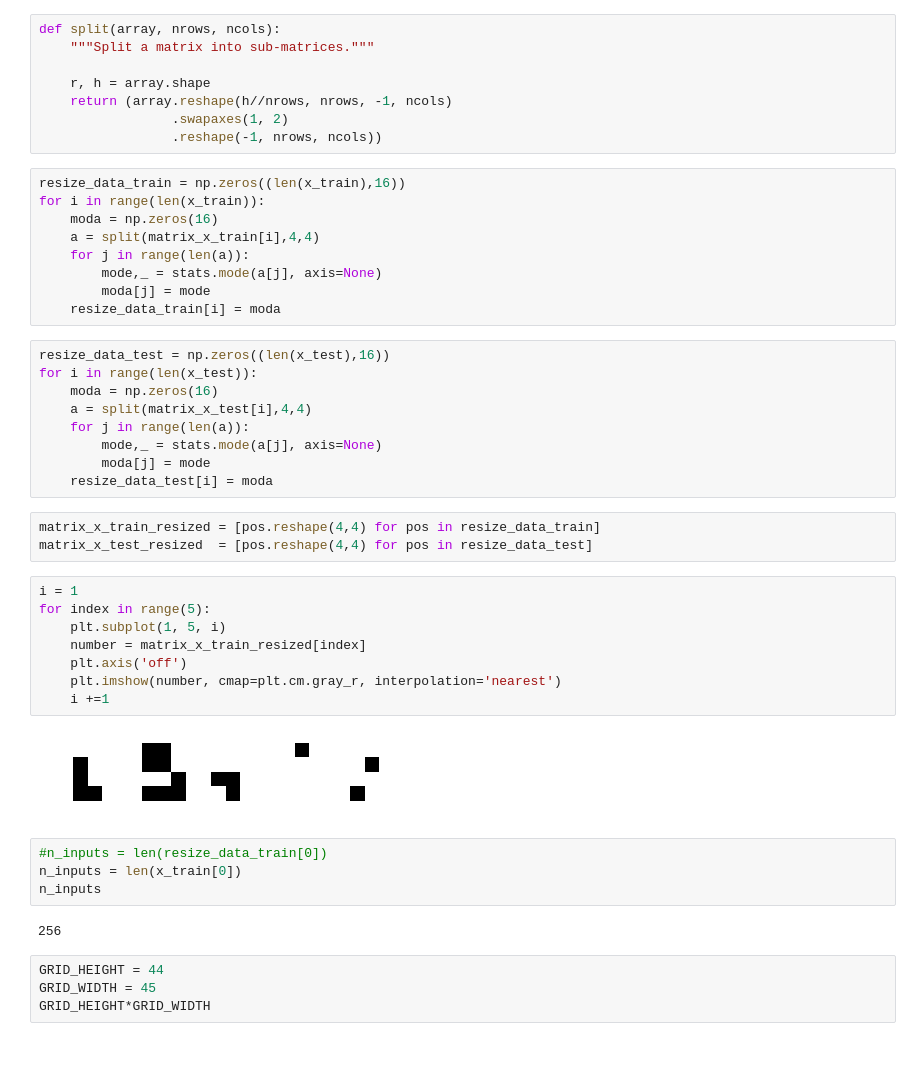
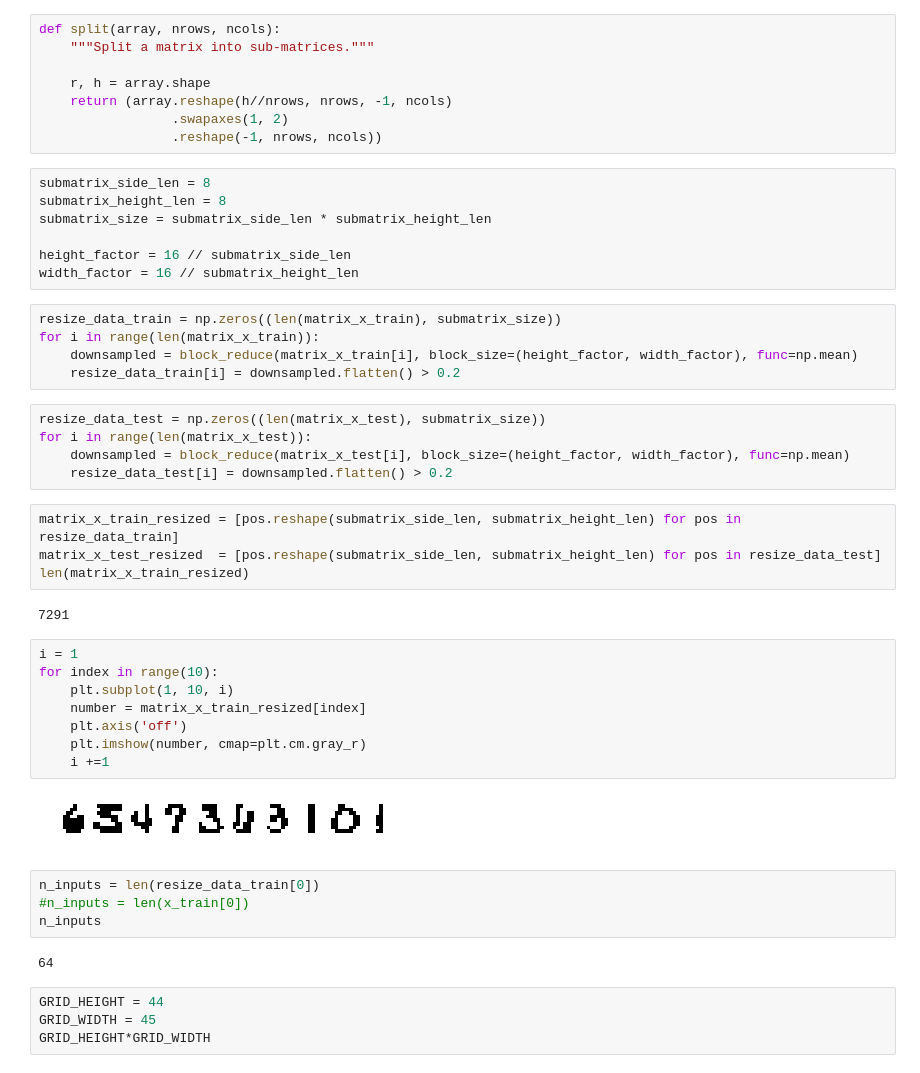
Before and after one commit to JoaoRacedo/AI_Classifiers, a Jupyter notebook: Zip_code.ipynb, the cells around one changed output. Saved outputs shown, nothing was run; the diff lists cells and outputs as text.

```diff
--- a/Zip_code.ipynb
+++ b/Zip_code.ipynb
@@ -119,43 +123,45 @@ def split(array, nrows, ncols):
     return (array.reshape(h//nrows, nrows, -1, ncols)
                  .swapaxes(1, 2)
                  .reshape(-1, nrows, ncols))
-# %%
-resize_data_train = np.zeros((len(x_train),16))
-for i in range(len(x_train)):
-    moda = np.zeros(16)
-    a = split(matrix_x_train[i],4,4)
-    for j in range(len(a)):
-        mode,_ = stats.mode(a[j], axis=None)
-        moda[j] = mode
-    resize_data_train[i] = moda
-# %%
-resize_data_test = np.zeros((len(x_test),16))
-for i in range(len(x_test)):
-    moda = np.zeros(16)
-    a = split(matrix_x_test[i],4,4)
-    for j in range(len(a)):
-        mode,_ = stats.mode(a[j], axis=None)
-        moda[j] = mode
-    resize_data_test[i] = moda
+# %%
+submatrix_side_len = 8
+submatrix_height_len = 8
+submatrix_size = submatrix_side_len * submatrix_height_len
+
+height_factor = 16 // submatrix_side_len
+width_factor = 16 // submatrix_height_len
+# %%
+resize_data_train = np.zeros((len(matrix_x_train), submatrix_size))
+for i in range(len(matrix_x_train)):
+    downsampled = block_reduce(matrix_x_train[i], block_size=(height_factor, width_factor), func=np.mean)
+    resize_data_train[i] = downsampled.flatten() > 0.2
+# %%
+resize_data_test = np.zeros((len(matrix_x_test), submatrix_size))
+for i in range(len(matrix_x_test)):
+    downsampled = block_reduce(matrix_x_test[i], block_size=(height_factor, width_factor), func=np.mean)
+    resize_data_test[i] = downsampled.flatten() > 0.2
 # %%
-matrix_x_train_resized = [pos.reshape(4,4) for pos in resize_data_train]
-matrix_x_test_resized  = [pos.reshape(4,4) for pos in resize_data_test]
+matrix_x_train_resized = [pos.reshape(submatrix_side_len, submatrix_height_len) for pos in resize_data_train]
+matrix_x_test_resized  = [pos.reshape(submatrix_side_len, submatrix_height_len) for pos in resize_data_test]
+len(matrix_x_train_resized)
+# %% [output]
+7291
 # %%
 i = 1
-for index in range(5):
-    plt.subplot(1, 5, i)
+for index in range(10):
+    plt.subplot(1, 10, i)
     number = matrix_x_train_resized[index]
     plt.axis('off')
-    plt.imshow(number, cmap=plt.cm.gray_r, interpolation='nearest')
+    plt.imshow(number, cmap=plt.cm.gray_r)
     i +=1
 # %% [output]
-[figure, old version]
+[figure, new version]
 # %%
-#n_inputs = len(resize_data_train[0])
-n_inputs = len(x_train[0])
+n_inputs = len(resize_data_train[0])
+#n_inputs = len(x_train[0])
 n_inputs
 # %% [output]
-256
+64
 # %%
 GRID_HEIGHT = 44
 GRID_WIDTH = 45
```
Also changed, not shown: parts of 16 cells of this notebook.
